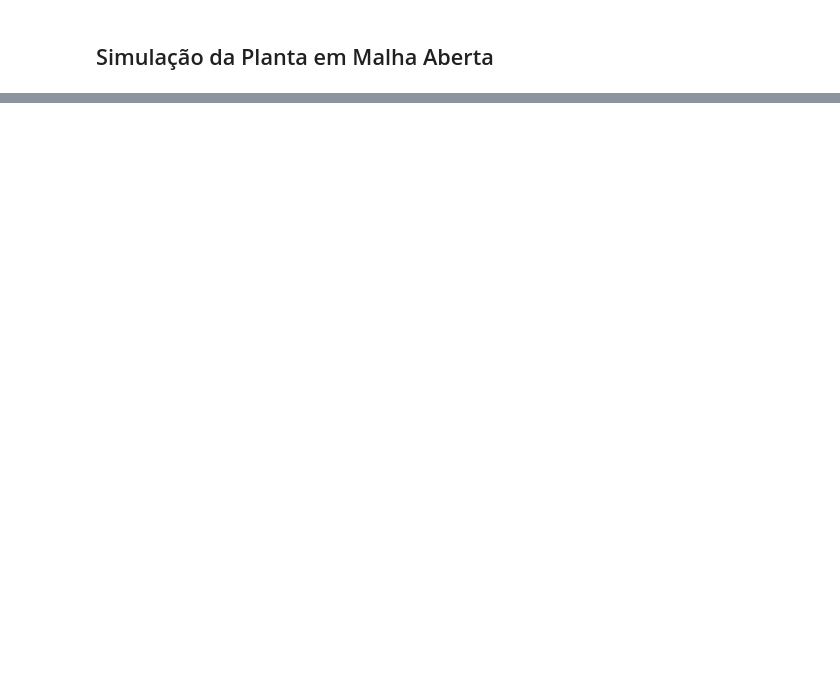
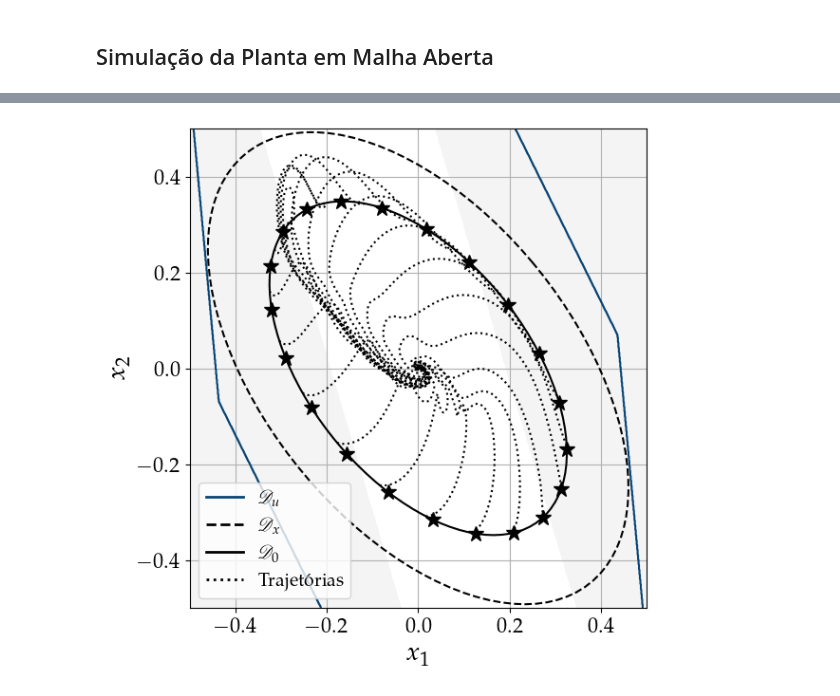
Before and after one commit to andel-vitorio/event-based-control, a Jupyter notebook: Notebooks/PETC for LPV Systems/III - DETM*, Saturated and Perturbed System copy.ipynb, the cells around one changed output, grey strips where cells are left out. Drawn from its saved outputs; the diff is of its cells as text; code cells hidden in the pictures; blank space fills up the shorter version.

```diff
--- a/Notebooks/PETC for LPV Systems/III - DETM*, Saturated and Perturbed System copy.ipynb
+++ b/Notebooks/PETC for LPV Systems/III - DETM*, Saturated and Perturbed System copy.ipynb
@@ -640,7 +640,7 @@ def closedloop_simulation(x0, η0, T_s):
 
   def triggering_condition(x, ε):
     Tcal = σ * x.T @ Ξ @ x - ε.T @ Ξ @ ε
-    new_event = Tcal[0][0] < 0.
+    new_event = Tcal[0][0] < -1e-4
     return new_event
 
   def control_signal():
@@ -866,12 +867,12 @@ Média do Intervalos de Tempo entre Eventos:  0.6267758064516129
 # %%
-%matplotlib qt
+%matplotlib inline
 
 fig, ax = plt.subplots(1, 1, figsize=(6., 6.))
 
 # Definindo intervalo de plotagem
-x1_range = (-4.1, 4.1)
+x1_range = (-0.5, 0.5)
 x2_range = (-.5, .5)
-num_points = 20
+num_points = 21
 
 # a_q = nm.get_vertices(x_bounds)
 
@@ -922,30 +923,32 @@ plt.plot(Dx['x1_vals'], Dx['x2_vals'],
 
 # Apresentação das trajetórias dos estados
 trajectories = results_clsim['trajectories']
 for y in trajectories:
   ax.plot([v[0] for v in y], [v[1] for v in y],
           color='black', linestyle=':')
 
 
 # Ajustes finais de layout
 ax.set_xlabel("$x_1$", fontsize=20)
 ax.set_ylabel("$x_2$", fontsize=20)
 ax.tick_params(axis='both', labelsize=16)
 
 ax.grid(True)
 
 # Legendas
 elements = [
     ('line', {'color': '#084475', 'linestyle': '-', 'linewidth': 2.0}),
     ('line', {'color': 'black', 'linestyle': '--', 'linewidth': 2.}),
     ('line', {'color': 'black', 'linestyle': '-', 'linewidth': 2.}),
     ('line', {'color': 'black', 'linestyle': ':', 'linewidth': 2.}),
     # ('marker', {'marker': '*', 'color': 'black', 'markersize': 10})
 ]
 
 labels = [r'$\mathscr{D}_u$', r'$\mathscr{D}_x$', r'$\mathscr{D}_0$',
           'Trajetórias']
 gph.create_custom_legend(ax, elements, labels)
 
 # Exibir o gráfico
 plt.tight_layout()
+# %% [output]
+[figure, added]
```
Also changed, not shown: parts of 6 cells of this notebook, 1 other file.
